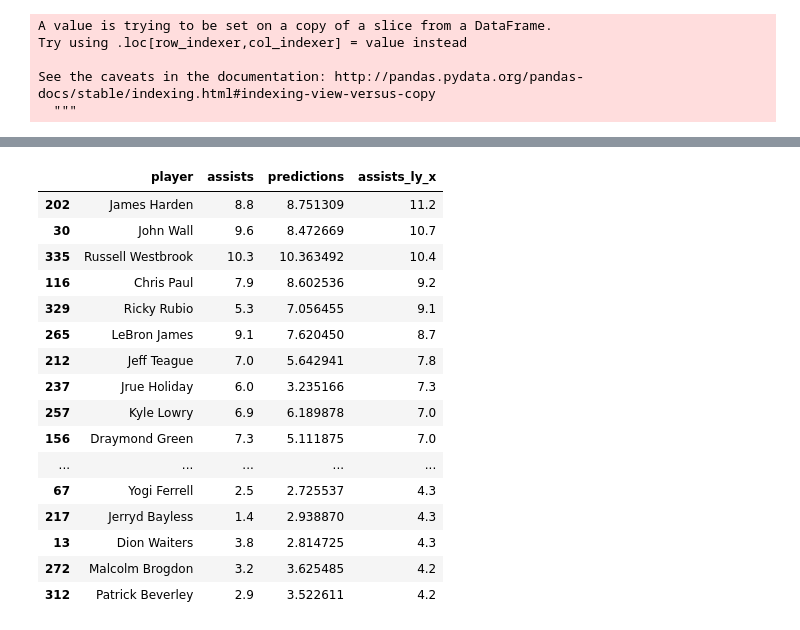
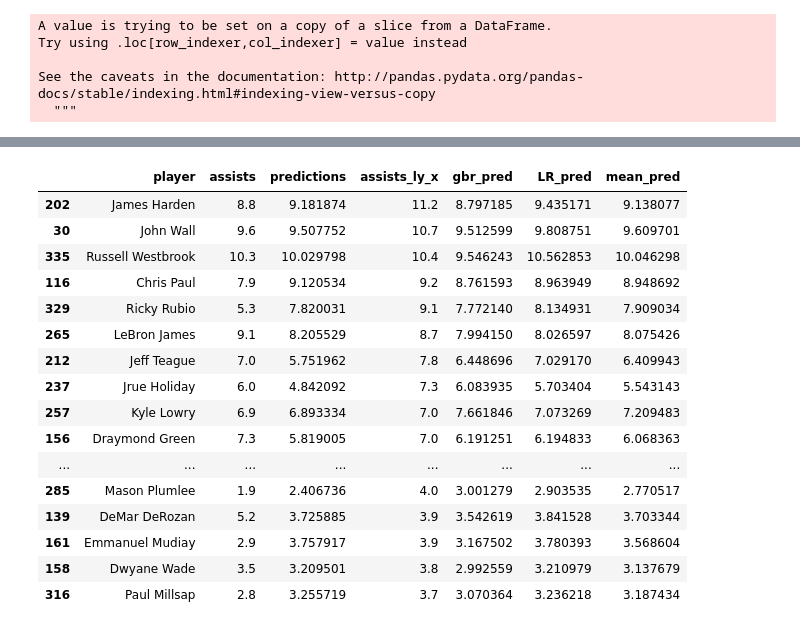
Before and after one commit to RCheer3/Fantasy-Basketball-Capstone-Project, a Jupyter notebook: Test code/Creating ranking system.ipynb, the cells around one changed output, grey strips where cells are left out. Drawn from its saved outputs; the diff is of its cells as text; code cells hidden in the pictures.

Commit message:
models for steals/blk/assists

```diff
--- a/Test code/Creating ranking system.ipynb
+++ b/Test code/Creating ranking system.ipynb
@@ -804,6 +805,7 @@ query= '''
         rebounds float, -- these come from player_stats
         rebounds_ly float,
         change_rebounds_ly float,
+        Games int,
         C_PF int,
         PG int,
         SG_SF int,
@@ -834,8 +836,8 @@ query= '''
         yearspro int
         );
 
-        INSERT INTO rebounds_pred(season,player,age,team,rebounds,rebounds_ly,change_rebounds_ly,starter_change,C_PF,PG,SG_SF)
-        SELECT season,player,age,startingteam,rebounds,rebounds_ly,change_reb_ly,starter-starter_ly,
+        INSERT INTO rebounds_pred(season,player,age,team,rebounds,rebounds_ly,change_rebounds_ly,Games,starter_change,C_PF,PG,SG_SF)
+        SELECT season,player,age,startingteam,rebounds,rebounds_ly,change_reb_ly,Games,starter-starter_ly,
         case when pos in ('C','PF') then 1 else 0 end,case when pos='PG' then 1 else 0 end,case when pos in('SG','SF') then 1 else 0 end from player_stats;
 
         update rebounds_pred rp
@@ -865,7 +867,7 @@ query= '''
 cur.execute(query)
 data = cur.fetchall()
 rebounds_df = pd.DataFrame(np.array(data))
-rebounds_df.columns = ['season','player','age','team','rebounds','rebounds_ly','change_rebounds_ly','C_PF','PG','SG_SF','starter_change','high_usageplayer_added','usagemin_opened','maxusage_added','high_usageplayer_dropped','rebounds_opened','max_reboundsdropped',
+rebounds_df.columns = ['season','player','age','team','rebounds','rebounds_ly','change_rebounds_ly','Games','C_PF','PG','SG_SF','starter_change','high_usageplayer_added','usagemin_opened','maxusage_added','high_usageplayer_dropped','rebounds_opened','max_reboundsdropped',
                     'max_reboundsadded','per_ly','change_per','usagerank','usagerank_ly','reb_perc_ly','change_reb_perc','defensive_winshares','defensive_boxplusminus','boxplusminus','value_overreplacement','career_rebounds','yearspro']
 # %%
 rebounds_df['age_squared']=rebounds_df['age']*rebounds_df['age']
@@ -1097,7 +1114,7 @@ cur.execute(query)
 data = cur.fetchall()
 assists_df = pd.DataFrame(np.array(data))
 assists_df.columns = ['season','player','age','team','assists','assists_ly','change_assists_ly','Games','C_PF','PG','SG_SF','starter_change','high_usageplayer_added','usagemin_opened','maxusage_added','high_usageplayer_dropped','assists_opened','max_assistsdropped',
-                    'max_assistsadded','points_opened','threes_opened','per_ly','change_per','usagerank','usagerank_ly','reb_perc_ly','change_reb_perc','offensive_winshares','offensive_boxplusminus','boxplusminus','value_overreplacement','career_assists','yearspro']
+                    'max_assistsadded','points_opened','threes_opened','per_ly','change_per','usagerank','usagerank_ly','ast_perc_ly','change_ast_perc','offensive_winshares','offensive_boxplusminus','boxplusminus','value_overreplacement','career_assists','yearspro']
 # %%
 assists_df['age_squared']=assists_df['age']*assists_df['age']
 assists = assists_df[assists_df['assists_ly'].notna()]
@@ -1128,6 +1142,6 @@ NN_ast.add(Dense(units=4, activation='relu'))
 #NN_model.add(Dropout(rate=0.5))
 NN_ast.add(Dense(units=1,activation='linear'))
 NN_ast.compile(loss='mse', optimizer='adam')
-NN_ast.fit(np.array(X_train), np.array(y_train), epochs=1000,batch_size=128)
+NN_ast.fit(np.array(X_train), np.array(y_train), epochs=1000,batch_size=64)
 # %% [output]
 Epoch 1/1000
@@ -1153,6 +1167,7 @@ predictions = NN_ast.predict(X_test)
 gbr = GradientBoostingRegressor(learning_rate=0.01,n_estimators=1000,max_depth = 3,max_features=0.5)
 gbr.fit(X_train,y_train)
 gbr_predictions = gbr.predict(X_test)
+LR = LinearRegression(fit_intercept=True).fit(X_train,y_train)
 # %%
 testing = pd.DataFrame(predictions)
 testing.columns=['NN_predictions']
@@ -1182,25 +1197,31 @@ testing.sort_values(by='LY_assists',ascending=False)
 # %%
 pred_2017assists = assists[assists['season']==2017].drop(['team','player','assists','Games'],axis=1)
 assists_2017 = NN_ast.predict(pred_2017assists)
+gbr_ast_2017 = pd.DataFrame(gbr.predict(pred_2017assists))
+LR_ast_2017 = pd.DataFrame(LR.predict(pred_2017assists))
 test_2 =pd.DataFrame(assists_2017)
 test_3 = pd.merge(assists,pred_2017assists,left_index=True,right_index=True).reset_index()
 test_3['predictions']=test_2[0]
-test_3[['player','assists','predictions','assists_ly_x']].sort_values(by='assists_ly_x',ascending=False)[0:50]
+test_3['gbr_pred'] = gbr_ast_2017[0]
+test_3['LR_pred'] = LR_ast_2017[0]
+test_3['mean_pred'] = (test_3['predictions']+test_3['gbr_pred']+test_3['LR_pred'])/3
+test_3 = test_3[test_3['Games']>30]
+test_3[['player','assists','predictions','assists_ly_x','gbr_pred','LR_pred','mean_pred']].sort_values(by='assists_ly_x',ascending=False)[0:50]
 # %% [output]
-|  | player | assists | predictions | assists_ly_x |
-| 202 | James Harden | 8.8 | 8.751309 | 11.2 |
-| 30 | John Wall | 9.6 | 8.472669 | 10.7 |
-| 335 | Russell Westbrook | 10.3 | 10.363492 | 10.4 |
-| 116 | Chris Paul | 7.9 | 8.602536 | 9.2 |
-| 329 | Ricky Rubio | 5.3 | 7.056455 | 9.1 |
-| 265 | LeBron James | 9.1 | 7.620450 | 8.7 |
-| 212 | Jeff Teague | 7.0 | 5.642941 | 7.8 |
-| 237 | Jrue Holiday | 6.0 | 3.235166 | 7.3 |
-| 257 | Kyle Lowry | 6.9 | 6.189878 | 7.0 |
-| 156 | Draymond Green | 7.3 | 5.111875 | 7.0 |
-| ... | ... | ... | ... | ... |
-| 67 | Yogi Ferrell | 2.5 | 2.725537 | 4.3 |
-| 217 | Jerryd Bayless | 1.4 | 2.938870 | 4.3 |
-| 13 | Dion Waiters | 3.8 | 2.814725 | 4.3 |
-| 272 | Malcolm Brogdon | 3.2 | 3.625485 | 4.2 |
-| 312 | Patrick Beverley | 2.9 | 3.522611 | 4.2 |
+|  | player | assists | predictions | assists_ly_x | gbr_pred | LR_pred | mean_pred |
+| 202 | James Harden | 8.8 | 9.181874 | 11.2 | 8.797185 | 9.435171 | 9.138077 |
+| 30 | John Wall | 9.6 | 9.507752 | 10.7 | 9.512599 | 9.808751 | 9.609701 |
+| 335 | Russell Westbrook | 10.3 | 10.029798 | 10.4 | 9.546243 | 10.562853 | 10.046298 |
+| 116 | Chris Paul | 7.9 | 9.120534 | 9.2 | 8.761593 | 8.963949 | 8.948692 |
+| 329 | Ricky Rubio | 5.3 | 7.820031 | 9.1 | 7.772140 | 8.134931 | 7.909034 |
+| 265 | LeBron James | 9.1 | 8.205529 | 8.7 | 7.994150 | 8.026597 | 8.075426 |
+| 212 | Jeff Teague | 7.0 | 5.751962 | 7.8 | 6.448696 | 7.029170 | 6.409943 |
+| 237 | Jrue Holiday | 6.0 | 4.842092 | 7.3 | 6.083935 | 5.703404 | 5.543143 |
+| 257 | Kyle Lowry | 6.9 | 6.893334 | 7.0 | 7.661846 | 7.073269 | 7.209483 |
+| 156 | Draymond Green | 7.3 | 5.819005 | 7.0 | 6.191251 | 6.194833 | 6.068363 |
+| ... | ... | ... | ... | ... | ... | ... | ... |
+| 285 | Mason Plumlee | 1.9 | 2.406736 | 4.0 | 3.001279 | 2.903535 | 2.770517 |
+| 139 | DeMar DeRozan | 5.2 | 3.725885 | 3.9 | 3.542619 | 3.841528 | 3.703344 |
+| 161 | Emmanuel Mudiay | 2.9 | 3.757917 | 3.9 | 3.167502 | 3.780393 | 3.568604 |
+| 158 | Dwyane Wade | 3.5 | 3.209501 | 3.8 | 2.992559 | 3.210979 | 3.137679 |
+| 316 | Paul Millsap | 2.8 | 3.255719 | 3.7 | 3.070364 | 3.236218 | 3.187434 |
```
Also changed, not shown: parts of 33 cells of this notebook.
